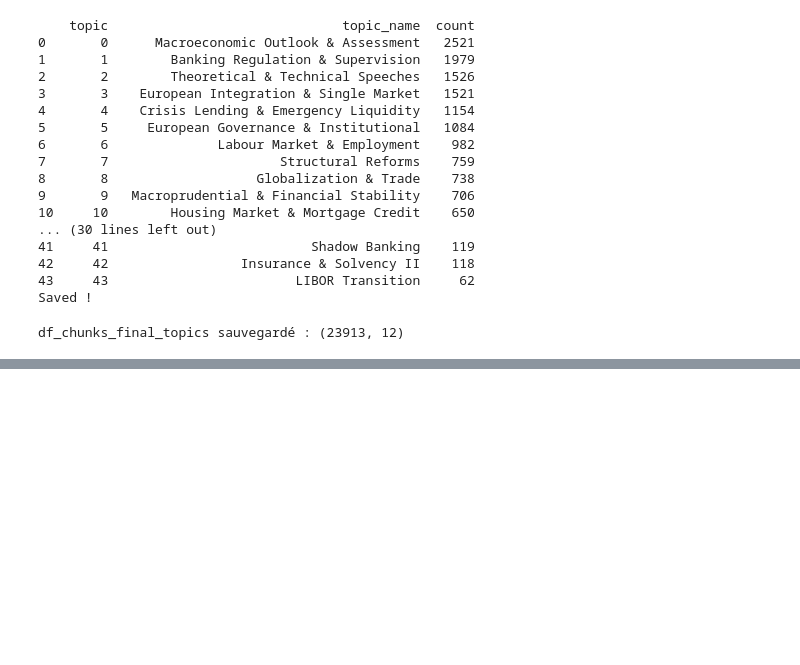
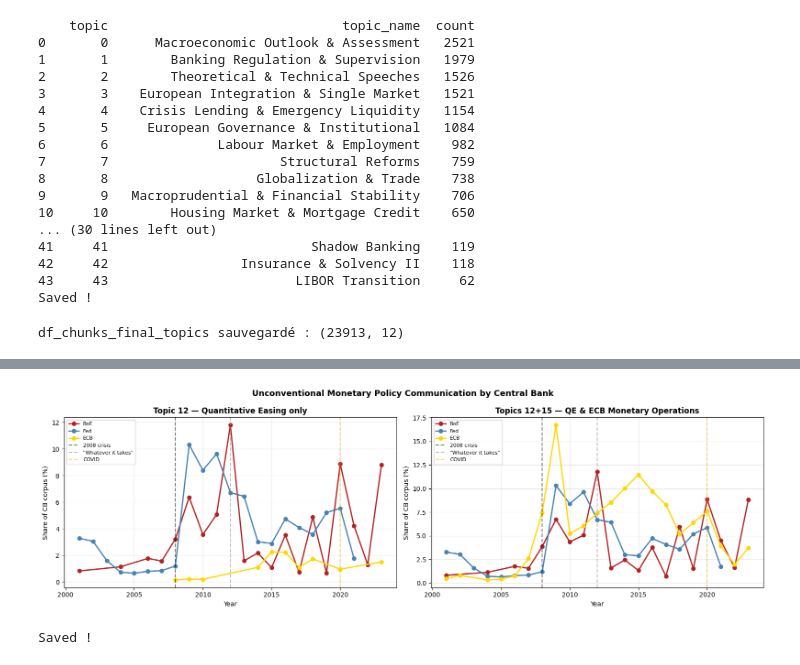
Before and after one commit to lelkamel/nlp_central_banks, a Jupyter notebook: lyna_work/topic_modelling.ipynb, the cells around one changed output, grey strips where cells are left out. Saved outputs shown, nothing was run; the diff lists cells and outputs as text; code cells hidden in the pictures; blank space fills up the shorter version.

```diff
--- a/lyna_work/topic_modelling.ipynb
+++ b/lyna_work/topic_modelling.ipynb
@@ -619,0 +654,57 @@ Saved !
+# %%
+# QE + ECB Monetary Operations combined
+fig, axes = plt.subplots(1, 2, figsize=(16, 5))
+
+# Plot 1 — QE seul (Topic 12)
+for cb in qe_data['CentralBank'].unique():
+    data = qe_data[qe_data['CentralBank'] == cb]
+    axes[0].plot(data['Year'], data['share'],
+                marker='o', linewidth=2,
+                color=cb_colors.get(cb, 'gray'),
+                label=cb_labels.get(cb, cb))
+
+axes[0].axvline(x=2008, color='black', linestyle='--', alpha=0.5, label='2008 crisis')
+axes[0].axvline(x=2012, color='gray', linestyle='--', alpha=0.5, label='"Whatever it takes"')
+axes[0].axvline(x=2020, color='orange', linestyle='--', alpha=0.5, label='COVID')
+axes[0].set_title('Topic 12 — Quantitative Easing only', fontweight='bold')
+axes[0].set_xlabel('Year')
+axes[0].set_ylabel('Share of CB corpus (%)')
+axes[0].legend(fontsize=8)
+axes[0].grid(True, alpha=0.3)
+
+# Plot 2 — QE + ECB Monetary Operations (Topic 12 + Topic 15)
+combined = (
+    df_chunks_all[df_chunks_all['topic'].isin([12, 15])]
+    .groupby(['Year', 'CentralBank'])
+    .size()
+    .reset_index(name='count')
+)
+combined = combined.merge(total_by_cb_year, on=['Year', 'CentralBank'])
+combined['share'] = combined['count'] / combined['total'] * 100
+
+for cb in combined['CentralBank'].unique():
+    data = combined[combined['CentralBank'] == cb]
+    axes[1].plot(data['Year'], data['share'],
+                marker='o', linewidth=2,
+                color=cb_colors.get(cb, 'gray'),
+                label=cb_labels.get(cb, cb))
+
+axes[1].axvline(x=2008, color='black', linestyle='--', alpha=0.5, label='2008 crisis')
+axes[1].axvline(x=2012, color='gray', linestyle='--', alpha=0.5, label='"Whatever it takes"')
+axes[1].axvline(x=2020, color='orange', linestyle='--', alpha=0.5, label='COVID')
+axes[1].set_title('Topics 12+15 — QE & ECB Monetary Operations', fontweight='bold')
+axes[1].set_xlabel('Year')
+axes[1].set_ylabel('Share of CB corpus (%)')
+axes[1].legend(fontsize=8)
+axes[1].grid(True, alpha=0.3)
+
+plt.suptitle('Unconventional Monetary Policy Communication by Central Bank',
+             fontsize=13, fontweight='bold')
+plt.tight_layout()
+plt.savefig('/home/onyxia/work/nlp_central_banks/lyna_work/figures/qe_combined.png',
+            dpi=150, bbox_inches='tight')
+plt.show()
+print("Saved !")
+# %% [output]
+[figure, added]
+Saved !
```
Also changed, not shown: parts of 27 cells of this notebook, 3 other files.
